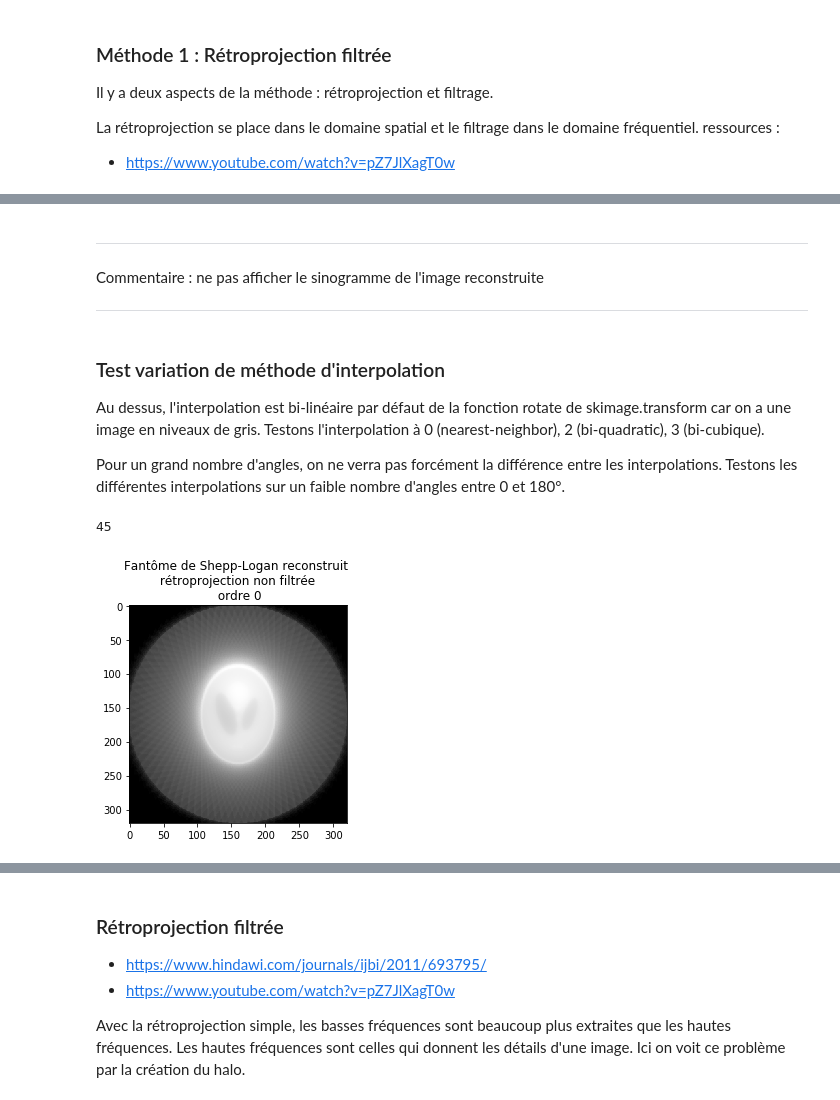
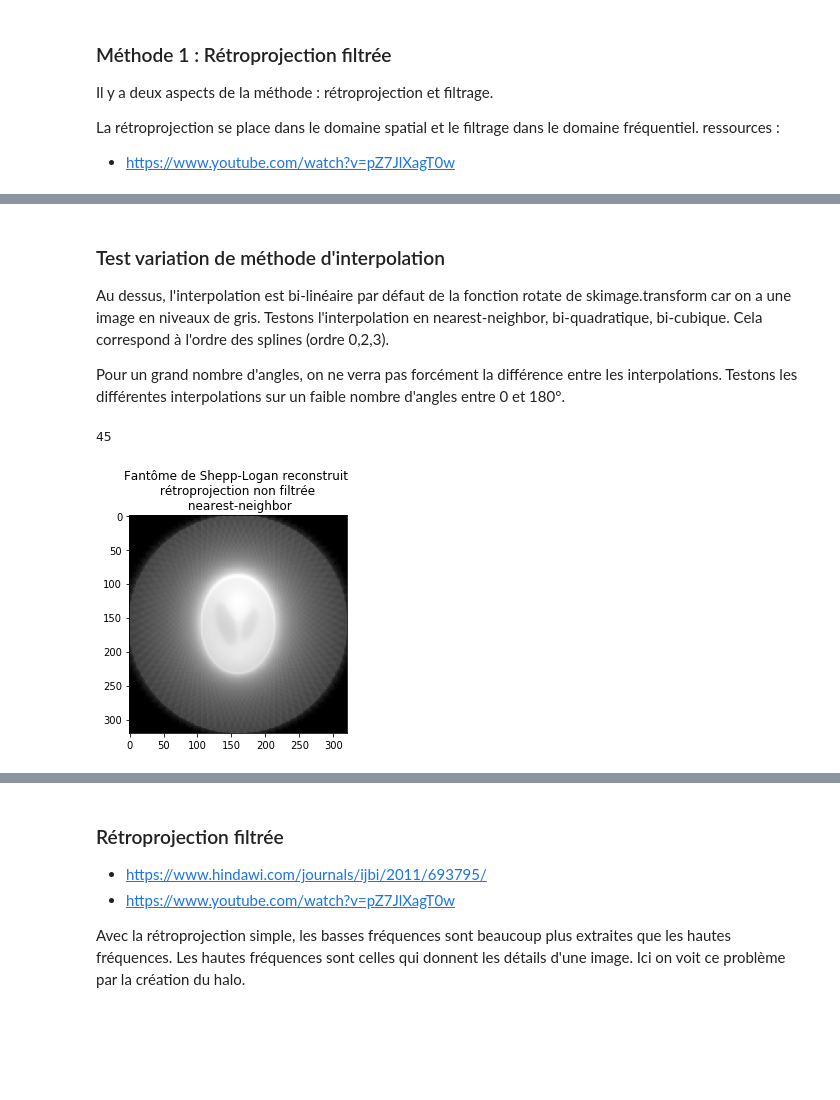
Before and after one commit to SimonTreil/Tomographie, a Jupyter notebook: Projet_Tomo_Zaza_1512.ipynb, the cells around one changed output, grey strips where cells are left out. Cells and saved outputs as stored; diff of their text form; code cells hidden in the pictures; blank space fills up the shorter version.

```diff
--- a/Projet_Tomo_Zaza_1512.ipynb
+++ b/Projet_Tomo_Zaza_1512.ipynb
@@ -277,11 +256,7 @@ plt.show()
-# %% [markdown]
-____
-Commentaire : ne pas afficher le sinogramme de l'image reconstruite
-___
 # %% [markdown]
 ### Test variation de méthode d'interpolation
 
-Au dessus, l'interpolation est bi-linéaire par défaut de la fonction rotate de skimage.transform car on a une image en niveaux de gris. Testons l'interpolation à 0 (nearest-neighbor), 2 (bi-quadratic), 3 (bi-cubique).
+Au dessus, l'interpolation est bi-linéaire par défaut de la fonction rotate de skimage.transform car on a une image en niveaux de gris. Testons l'interpolation en nearest-neighbor, bi-quadratique, bi-cubique. Cela correspond à l'ordre des splines (ordre 0,2,3).
 
 Pour un grand nombre d'angles, on ne verra pas forcément la différence entre les interpolations.
 Testons les différentes interpolations sur un faible nombre d'angles entre 0 et 180°.
@@ -298,32 +273,32 @@ def retroprojection_non_filtree(sinogram, theta_list):
     temp = np.zeros((L,L,A)) #320,320,160
     img_rec = np.zeros((L,L)) #320,320
     for index_angle in range(A):
         #print("angle numéro :", index_angle)
         tempp = np.zeros((L, L))
         # sélection de la colonne
         col = sinogram[:,index_angle]
         for index_line in range(len(col)):
             #print("valeur à copier :", col[index_line])
             tempp[index_line,:] = np.repeat(col[index_line],L)
             #print(tempp[index_line,:])
 
         temp[:,:,index_angle] = rotate(tempp, theta_list[index_angle], order = 0)
         #plt.imshow(temp[:,:,index_angle], cmap=plt.cm.Greys_r)
         #plt.title('Fantôme de Shepp-Logan reconstruit \n rétroprojection non filtrée')
         #plt.show()
         img_rec += temp[:,:,index_angle]
 
     #return img_rec
     return normalize_img(rotate(img_rec, 90))
 
 ### test
 our_img_rec_order0 = retroprojection_non_filtree(our_sinogram2, theta_list_interpol)
 crop_our_img_rec0 = our_img_rec_order0[int(L/2):L+int(L/2),int(C/2):C+int(C/2)]
 
 plt.imshow(our_img_rec_order0, cmap=plt.cm.Greys_r)
-plt.title('Fantôme de Shepp-Logan reconstruit \n rétroprojection non filtrée \n ordre 0')
+plt.title('Fantôme de Shepp-Logan reconstruit \n rétroprojection non filtrée \n nearest-neighbor')
 plt.show()
 
 print("PSNR : ", psnr(img, crop_our_img_rec0)) #img true, img_test
 # %% [output]
-[figure, old version]
+[figure, new version]
```
Also changed, not shown: parts of 35 cells of this notebook.
